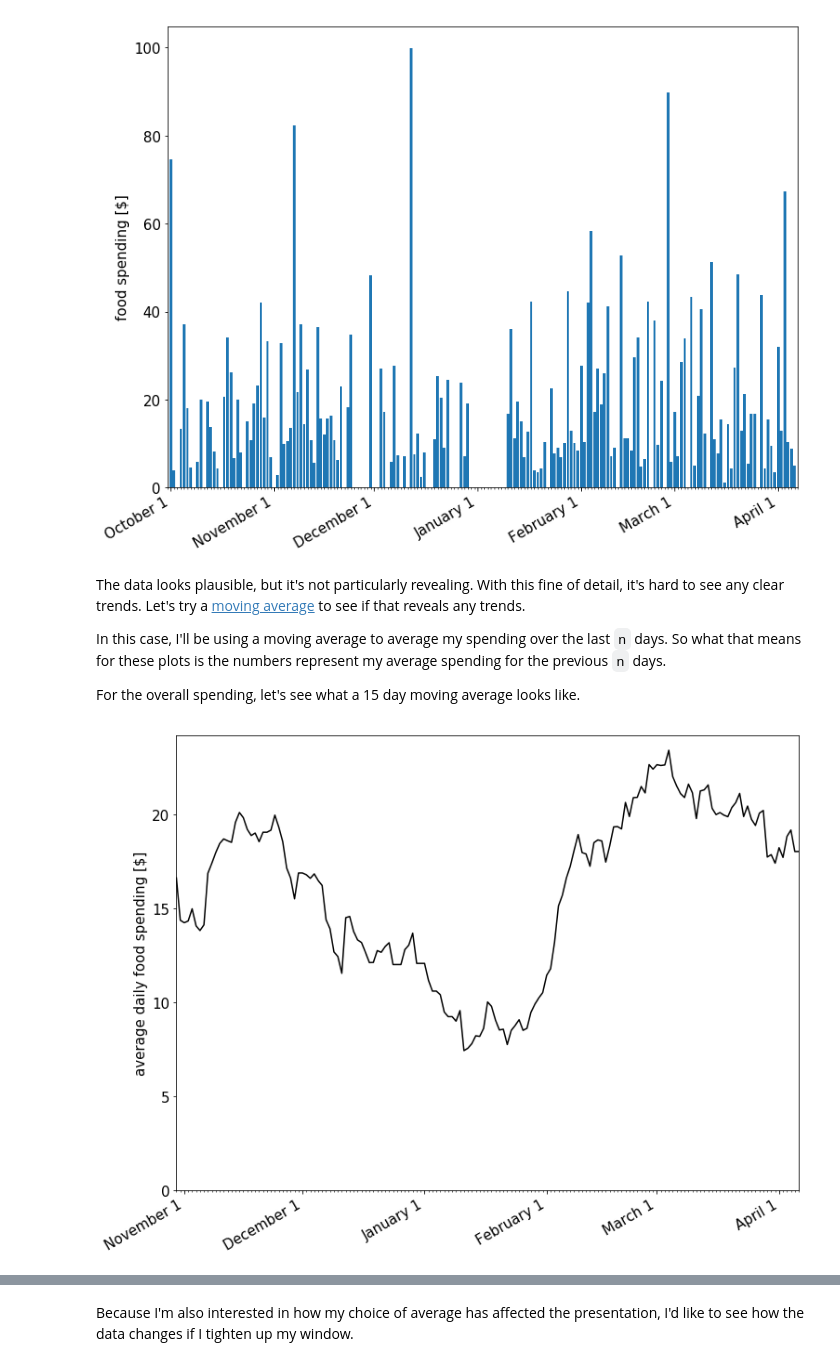
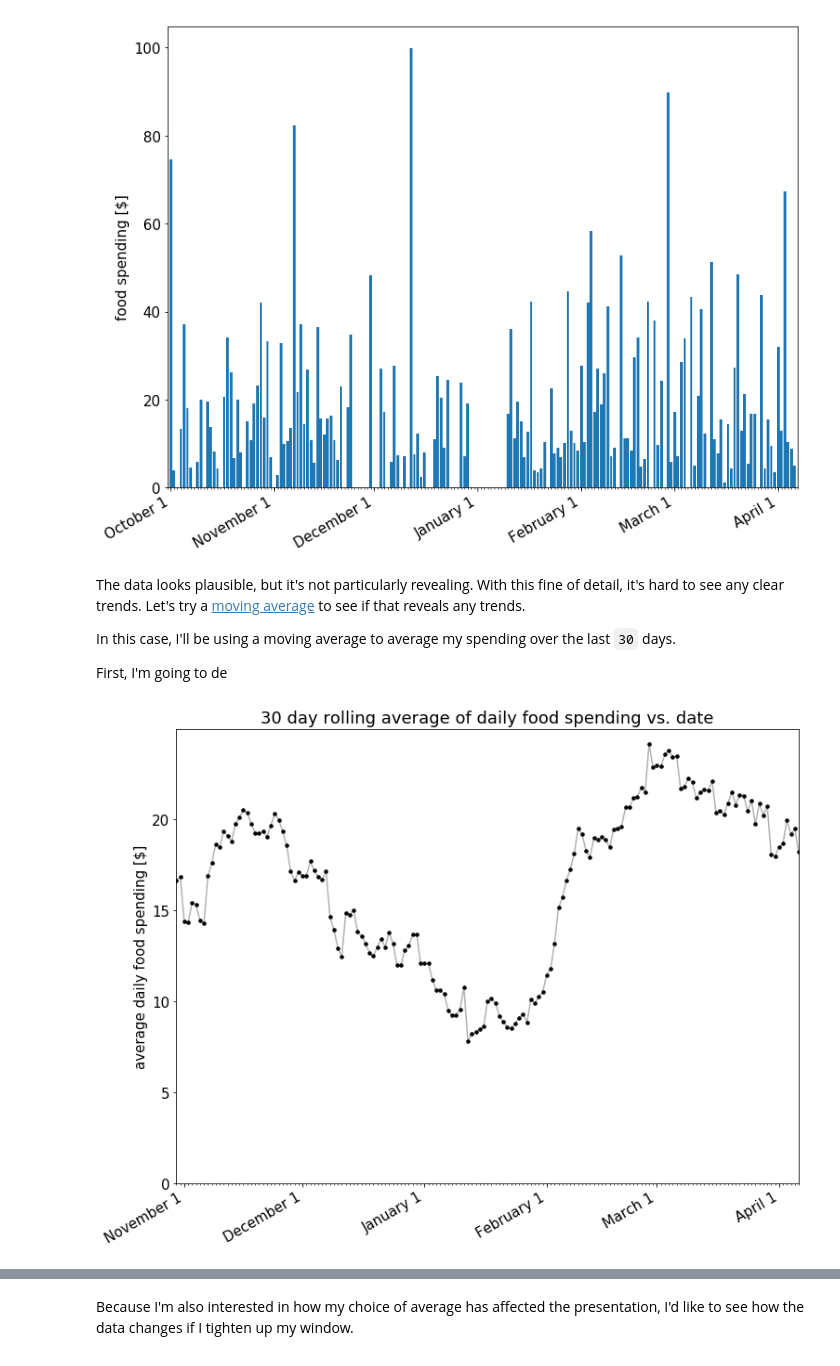
Before and after one commit to garth5689/garth5689.github.io, a Jupyter notebook: _drafts/dollars_to_doughnuts.ipynb, the cells around one changed output, grey strips where cells are left out. Saved outputs shown, nothing was run; the diff lists cells and outputs as text; code cells hidden in the pictures.

Commit message:
updating food spending post, updating pictures

```diff
--- a/_drafts/dollars_to_doughnuts.ipynb
+++ b/_drafts/dollars_to_doughnuts.ipynb
@@ -75,6 +84,18 @@ As an aside, here's a fun example of what can happen if you store currencies as
+# %%
+class Transaction(object):
+
+    def __init__(self, date, amount, category):
+        self.date = datetime.strptime(date,"%m/%d/%Y")
+        self.amount = Decimal(amount)
+        self.category = category
+
+    def __str__(self):
+        return "${0:>6.2f} on {1:>8} ({2})".format(
+            self.amount,
+            self.date.strftime("%m/%d/%y"),
+            self.category)
+
+    def __repr__(self):
+        return self.__str__()
 # %%
-T = namedtuple('T','date, amount, category')
-
-transactions = [T(datetime.strptime(date,"%m/%d/%Y"),
-                  Decimal(amount),
-                  category) for date,amount,category in transactions]
+transactions = [Transaction(date, amount, category) for date, amount, category in transactions]
@@ -97,7 +126,8 @@ transactions.sort(key = lambda trans: (trans.date, trans.category))
 # %% [markdown]
 Next, let's trim our date range down to something recent.  I'll go from last October through today.
 # %%
-transactions = list(filter(lambda trans: trans.date >= datetime(day=1, month=10, year=2016), transactions))
+cutoff_date = datetime(day=1, month=10, year=2016)
+transactions = [trans for trans in transactions if trans.date >= cutoff_date]
 # %% [markdown]
 Now our data looks something like this:
 # %%
@@ -144,7 +176,7 @@ plt.show()
 # %% [markdown]
 The data looks plausible, but it's not particularly revealing.  With this fine of detail, it's hard to see any clear trends.  Let's try a [moving average](https://en.wikipedia.org/wiki/Moving_average) to see if that reveals any trends.
 
-In this case, I'll be using a moving average to average my spending over the last `n` days.  So what that means for these plots is the numbers represent my average spending for the previous `n` days.
+In this case, I'll be using a moving average to average my spending over the last `30` days.
 
-For the overall spending, let's see what a 15 day moving average looks like.
+First, I'm going to de
 # %%
@@ -177,13 +217,20 @@ while index <= end:
 # %%
+time_frame = 30
+
+rolling_dates,rolling = calculate_rolling_window_sums(dates, daily_sums, time_frame)
+
 fig, ax = plt.subplots(1)
-ax.plot(rolling_dates,rolling,'k')
+ax.plot(rolling_dates,rolling,'k', alpha=0.3)
+ax.plot(rolling_dates,rolling,'k.', markersize=7)
 ax.xaxis.set_major_locator(months)
 ax.xaxis.set_major_formatter(monthFmt)
 ax.xaxis.set_minor_locator(days)
 fig.autofmt_xdate()
 plt.ylabel("average daily food spending [$]")
 ax.set_xlim([rolling_dates[0],rolling_dates[-1]])
 ax.set_ylim(0)
+ax.set_title("{} day rolling average of daily food spending vs. date".format(time_frame))
+
 plt.show()
 # %% [output]
-[figure, old version]
+[figure, new version]
```
Also changed, not shown: parts of 26 cells of this notebook, 9 other files.
